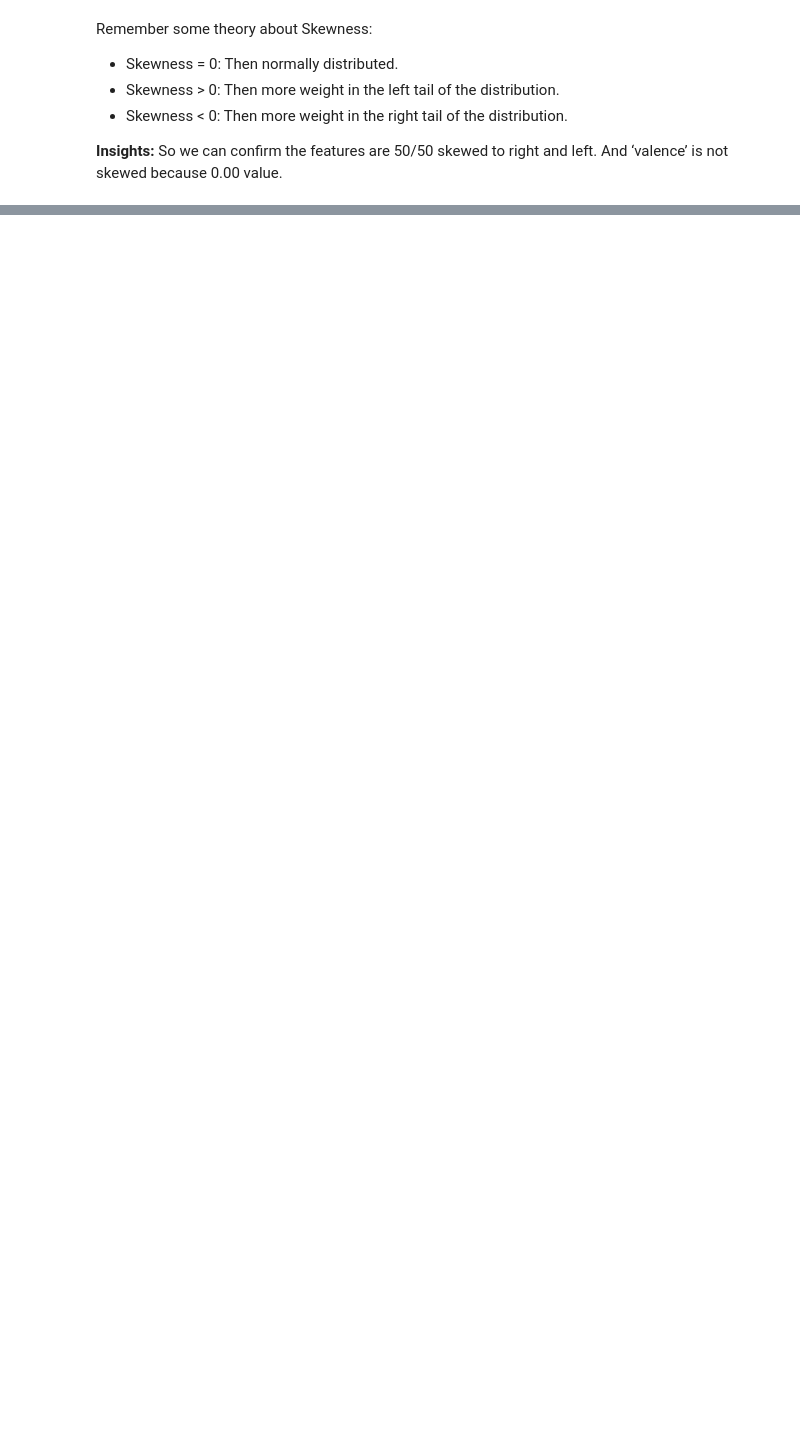
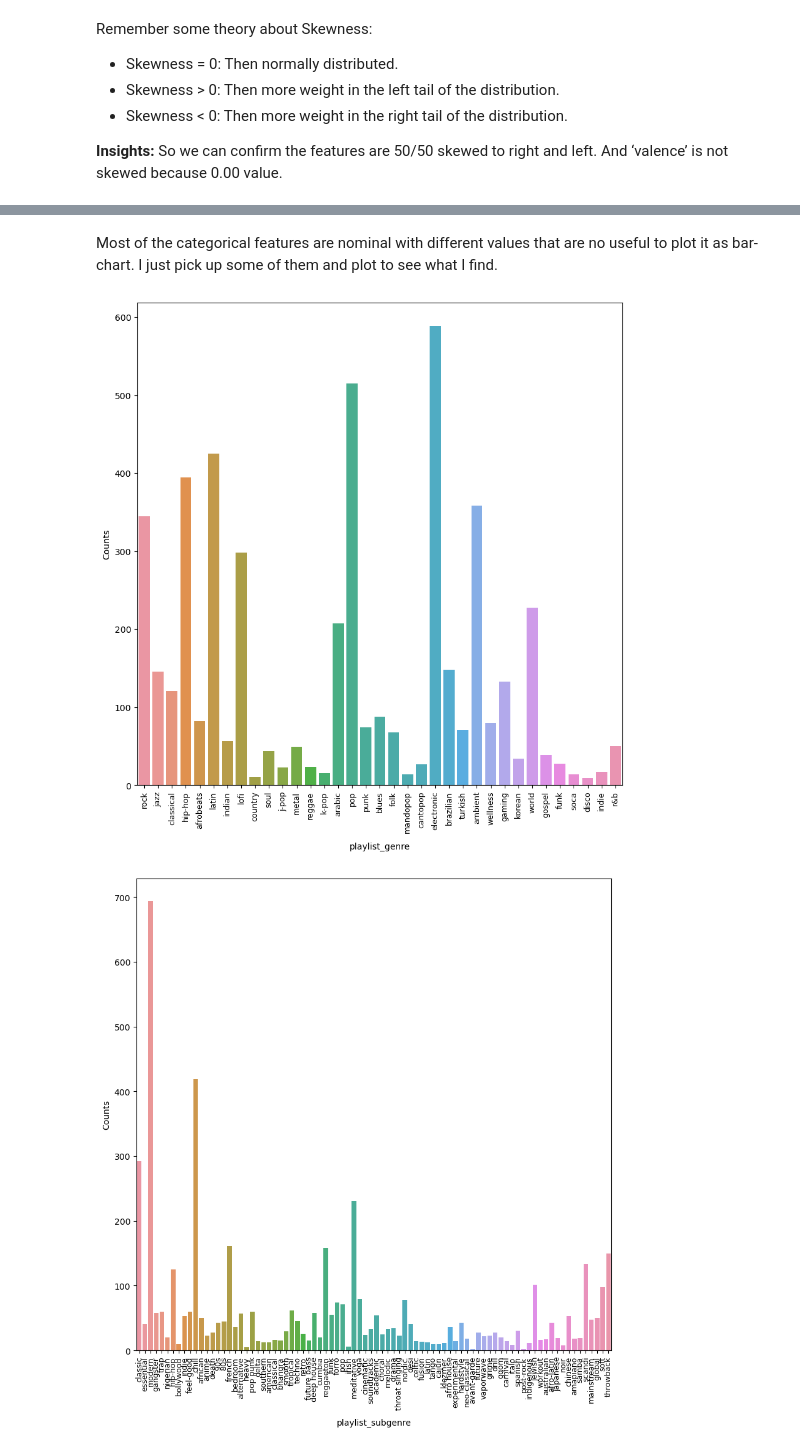
Before and after one commit to yonkeenn/EDA, a Jupyter notebook: EDA.ipynb, the cells around one changed output, grey strips where cells are left out. Cells and saved outputs as stored; diff of their text form; code cells hidden in the pictures; blank space fills up the shorter version.

```diff
--- a/EDA.ipynb
+++ b/EDA.ipynb
@@ -368,0 +426,14 @@ Remember some theory about Skewness:
+# %% [markdown]
+Most of the categorical features are nominal with different values that are no useful to plot it as bar-chart. I just pick up some of them and plot to see what I find.
+# %%
+cat_features_ = ['playlist_genre', 'playlist_subgenre', 'playlist_id', 'popularity']
+for col in cat_features_:
+    plt.figure(figsize=(10,10))
+    sns.countplot(x=col, data=df)
+    plt.xticks(rotation=90, fontsize=9)
+    plt.xlabel(col, labelpad=10)
+    plt.ylabel('Counts')
+    plt.show()
+# %% [output]
+[figure, added]
+[figure, added]
```
Also changed, not shown: parts of 20 cells of this notebook.
